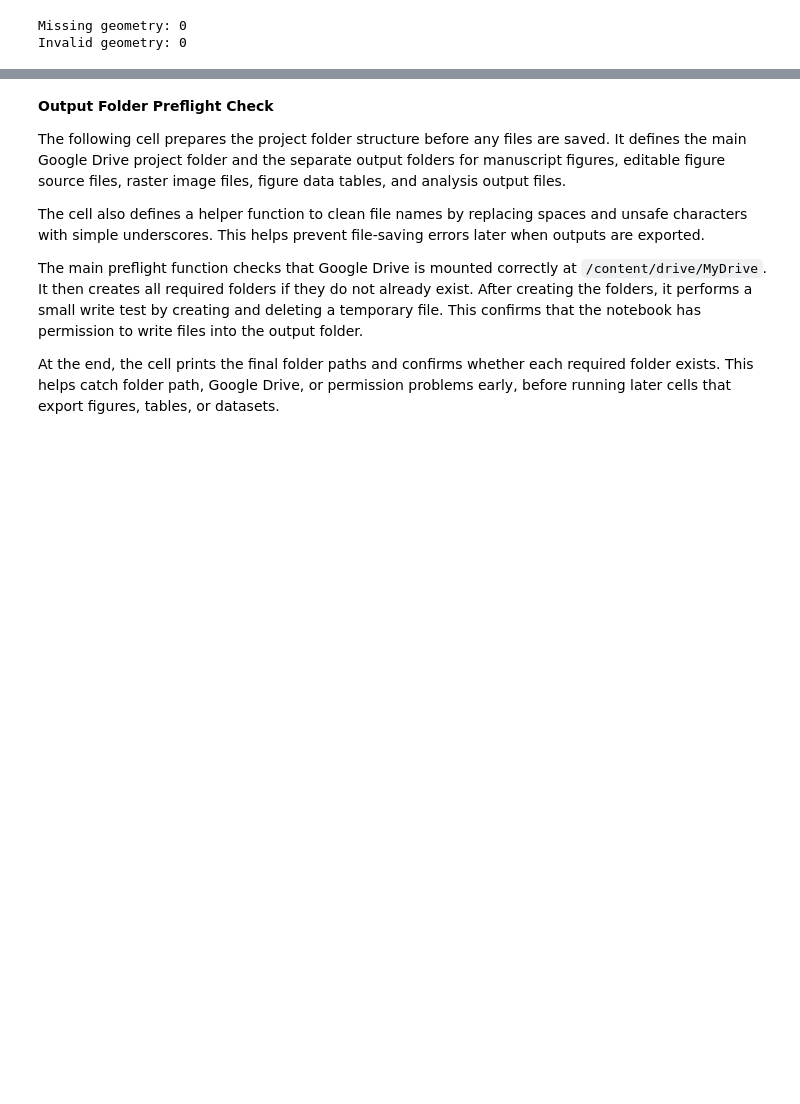
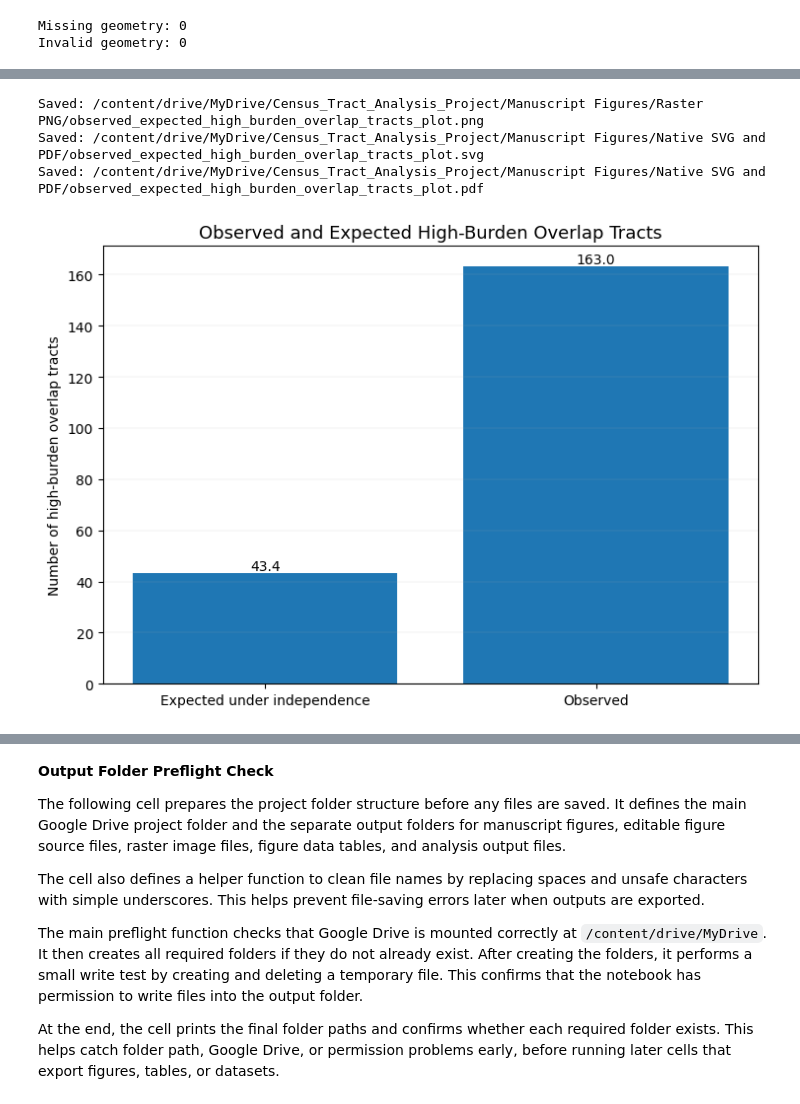
Before and after one commit to ynganatra/houston-census-tract-analysis, a Jupyter notebook: Houston_Census_Tract_Analysis.ipynb, the cells around one changed output, grey strips where cells are left out. Drawn from its saved outputs; the diff is of its cells as text; code cells hidden in the pictures; blank space fills up the shorter version.

```diff
--- a/Houston_Census_Tract_Analysis.ipynb
+++ b/Houston_Census_Tract_Analysis.ipynb
@@ -4283,0 +3211,65 @@ Moran scatterplot data preview
+# %%
+# Observed and Expected High-Burden Overlap Tracts Plot
+# Input: Overlap enrichment summary table from the enrichment analysis cell.
+# Output: Bar plot comparing observed high-burden overlap tracts with the expected count under independence.
+
+import matplotlib.pyplot as plt
+import numpy as np
+import pandas as pd
+
+# Stop if the enrichment table does not exist yet.
+if "overlap_enrichment_df" not in globals():
+    raise NameError("overlap_enrichment_df is not available. Run the overlap enrichment cell first.")
+
+# Helper to pull one value from the enrichment table.
+def _pull_enrichment_value(measure):
+    rows = overlap_enrichment_df.loc[overlap_enrichment_df["measure"] == measure, "value"]
+    if len(rows) == 0:
+        return np.nan
+    return rows.iloc[0]
+
+# Extract the values to plot.
+observed_overlap_plot = float(_pull_enrichment_value("Observed high-burden overlap tracts"))
+expected_overlap_plot = float(_pull_enrichment_value("Expected overlap under independence"))
+
+# Create a small plot-data table for export.
+overlap_enrichment_plot_df = pd.DataFrame(
+    [
+        {"category": "Expected under independence", "overlap_count": expected_overlap_plot},
+        {"category": "Observed", "overlap_count": observed_overlap_plot}
+    ]
+)
+
+# Create the bar plot.
+fig, ax = plt.subplots(figsize=(7.5, 5.2))
+
+ax.bar(
+    overlap_enrichment_plot_df["category"],
+    overlap_enrichment_plot_df["overlap_count"]
+)
+
+# Add value labels above bars.
+for x, y in enumerate(overlap_enrichment_plot_df["overlap_count"]):
+    ax.text(
+        x,
+        y,
+        f"{y:.1f}",
+        ha="center",
+        va="bottom",
+        fontsize=10
+    )
+
+# Add labels and title.
+ax.set_title("Observed and Expected High-Burden Overlap Tracts", fontsize=13)
+ax.set_ylabel("Number of high-burden overlap tracts")
+ax.set_xlabel("")
+ax.grid(axis="y", linewidth=0.3, alpha=0.4)
+
+plt.tight_layout()
+save_figure_set(fig, "observed_expected_high_burden_overlap_tracts_plot")
+plt.show()
+# %% [output]
+Saved: /content/drive/MyDrive/Census_Tract_Analysis_Project/Manuscript Figures/Raster PNG/observed_expected_high_burden_overlap_tracts_plot.png
+Saved: /content/drive/MyDrive/Census_Tract_Analysis_Project/Manuscript Figures/Native SVG and PDF/observed_expected_high_burden_overlap_tracts_plot.svg
+Saved: /content/drive/MyDrive/Census_Tract_Analysis_Project/Manuscript Figures/Native SVG and PDF/observed_expected_high_burden_overlap_tracts_plot.pdf
+[figure, added]
```
Also changed, not shown: parts of 140 cells of this notebook.
